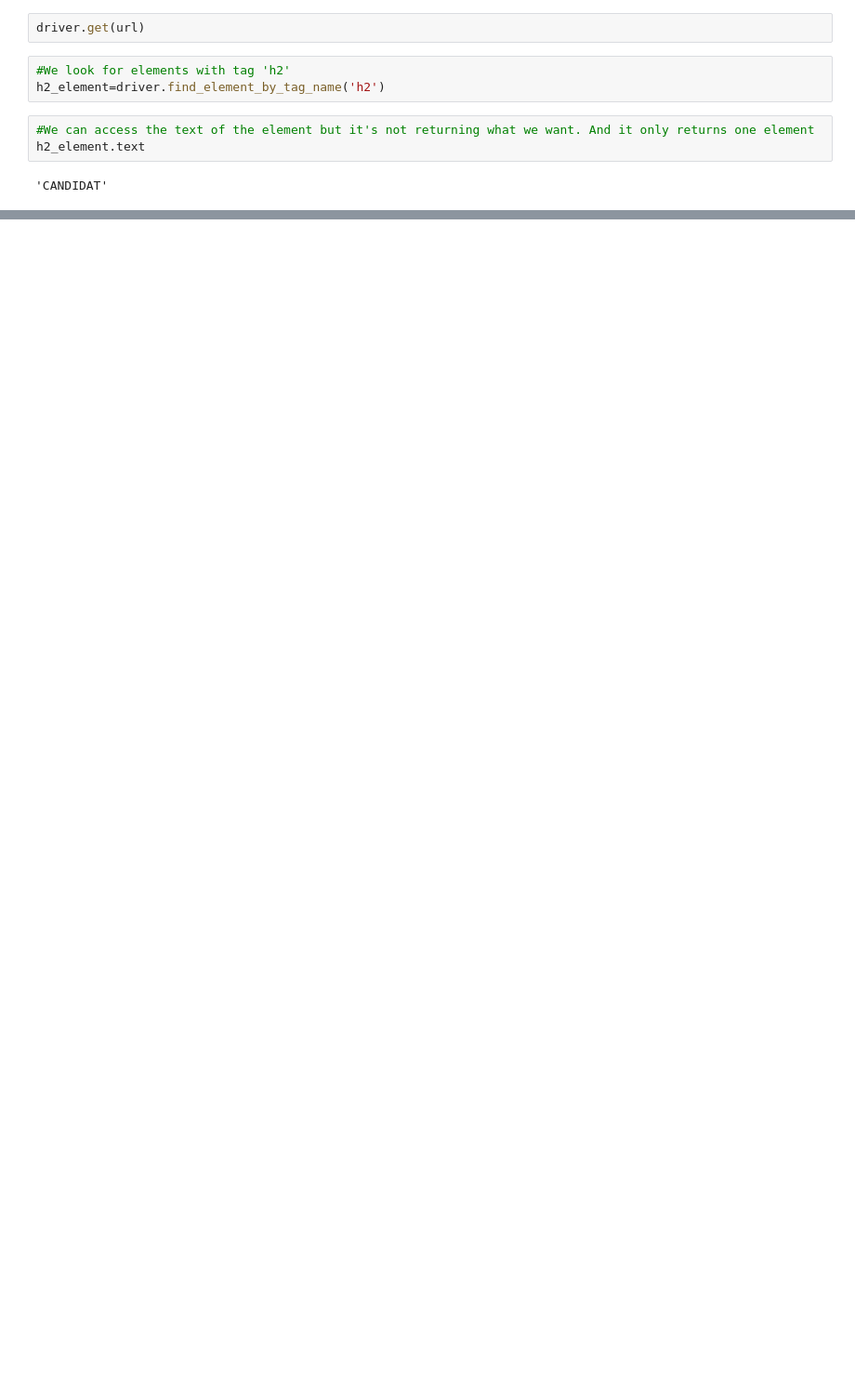
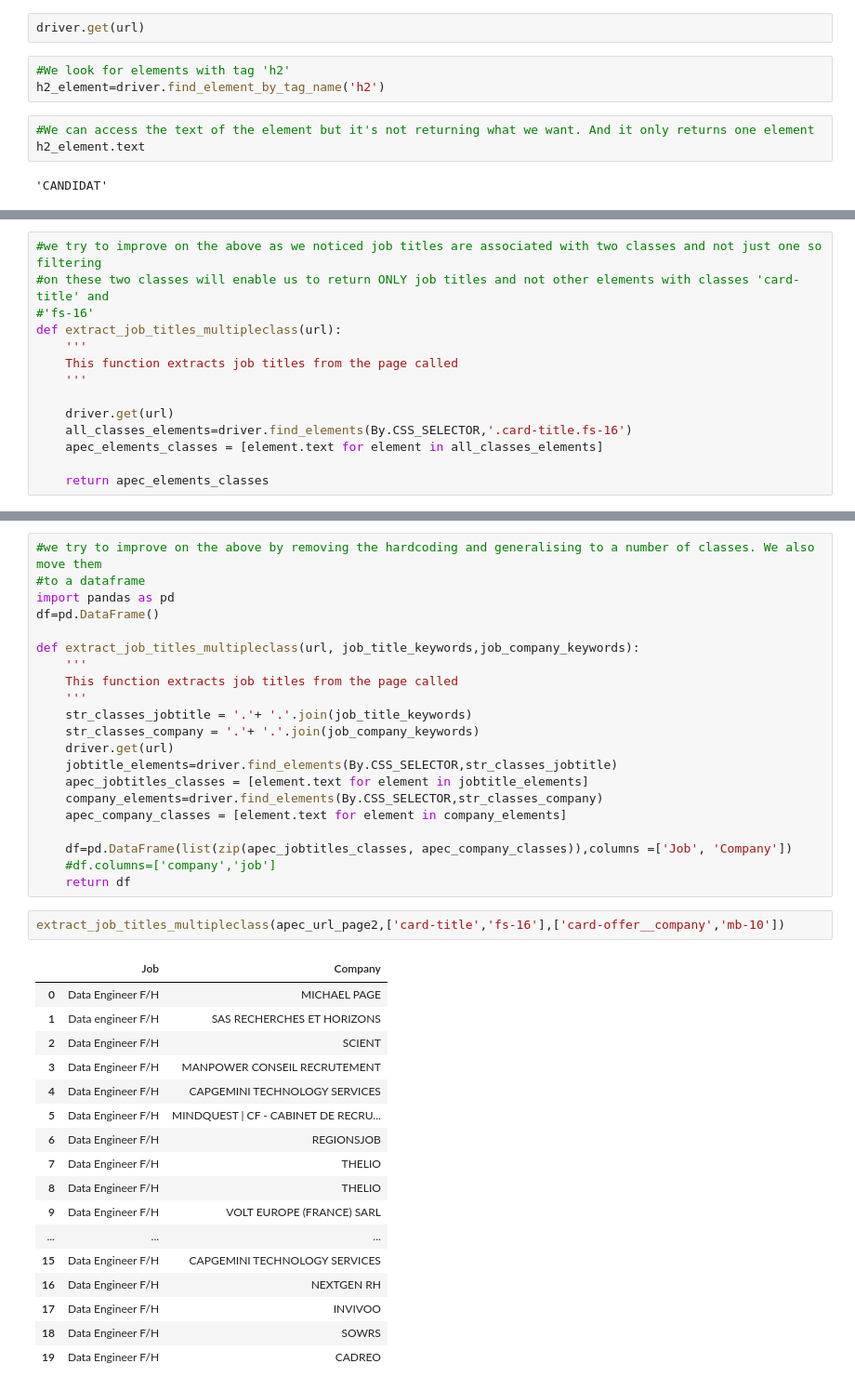
Before and after one commit to ndescussebrown/selenium_lab, a Jupyter notebook: selenium_lab.ipynb, the cells around one changed output, grey strips where cells are left out. Shown: that part at 93% size. Cells and saved outputs as stored; diff of their text form; blank space fills up the shorter version.

```diff
--- a/selenium_lab.ipynb
+++ b/selenium_lab.ipynb
@@ -81,0 +204,14 @@ apec_h2
+# %%
+#we try to improve on the above as we noticed job titles are associated with two classes and not just one so filtering
+#on these two classes will enable us to return ONLY job titles and not other elements with classes 'card-title' and
+#'fs-16'
+def extract_job_titles_multipleclass(url):
+    '''
+    This function extracts job titles from the page called
+    '''
+
+    driver.get(url)
+    all_classes_elements=driver.find_elements(By.CSS_SELECTOR,'.card-title.fs-16')
+    apec_elements_classes = [element.text for element in all_classes_elements]
+
+    return apec_elements_classes
@@ -81,0 +247,41 @@ apec_h2
+# %%
+#we try to improve on the above by removing the hardcoding and generalising to a number of classes. We also move them
+#to a dataframe
+import pandas as pd
+df=pd.DataFrame()
+
+def extract_job_titles_multipleclass(url, job_title_keywords,job_company_keywords):
+    '''
+    This function extracts job titles from the page called
+    '''
+    str_classes_jobtitle = '.'+ '.'.join(job_title_keywords)
+    str_classes_company = '.'+ '.'.join(job_company_keywords)
+    driver.get(url)
+    jobtitle_elements=driver.find_elements(By.CSS_SELECTOR,str_classes_jobtitle)
+    apec_jobtitles_classes = [element.text for element in jobtitle_elements]
+    company_elements=driver.find_elements(By.CSS_SELECTOR,str_classes_company)
+    apec_company_classes = [element.text for element in company_elements]
+
+    df=pd.DataFrame(list(zip(apec_jobtitles_classes, apec_company_classes)),columns =['Job', 'Company'])
+    #df.columns=['company','job']
+    return df
+# %%
+extract_job_titles_multipleclass(apec_url_page2,['card-title','fs-16'],['card-offer__company','mb-10'])
+# %% [output]
+|  | Job | Company |
+| 0 | Data Engineer F/H | MICHAEL PAGE |
+| 1 | Data engineer F/H | SAS RECHERCHES ET HORIZONS |
+| 2 | Data Engineer F/H | SCIENT |
+| 3 | Data Engineer F/H | MANPOWER CONSEIL RECRUTEMENT |
+| 4 | Data Engineer F/H | CAPGEMINI TECHNOLOGY SERVICES |
+| 5 | Data Engineer F/H | MINDQUEST | CF - CABINET DE RECRU... |
+| 6 | Data Engineer F/H | REGIONSJOB |
+| 7 | Data Engineer F/H | THELIO |
+| 8 | Data Engineer F/H | THELIO |
+| 9 | Data Engineer F/H | VOLT EUROPE (FRANCE) SARL |
+| ... | ... | ... |
+| 15 | Data Engineer F/H | CAPGEMINI TECHNOLOGY SERVICES |
+| 16 | Data Engineer F/H | NEXTGEN RH |
+| 17 | Data Engineer F/H | INVIVOO |
+| 18 | Data Engineer F/H | SOWRS |
+| 19 | Data Engineer F/H | CADREO |
```
Also changed, not shown: parts of 25 cells of this notebook.
